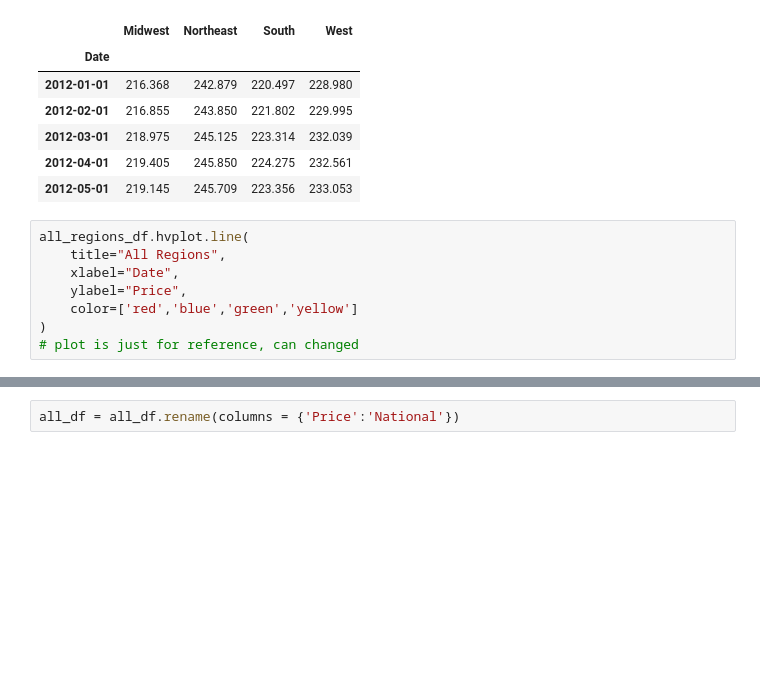
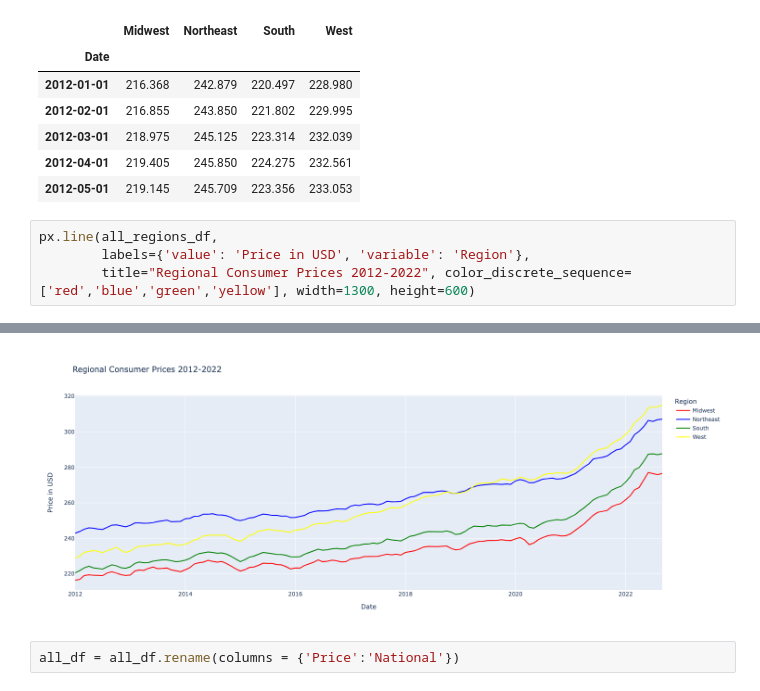
Before and after one commit to SZun/Real-Impact-of-Inflation, a Jupyter notebook: Real-Impact-Of-Inflation.ipynb, the cells around one changed output, grey strips where cells are left out. Cells and saved outputs as stored; diff of their text form; blank space fills up the shorter version.

Commit message:
updated line plots to use px and added seaborn heatmap

```diff
--- a/Real-Impact-Of-Inflation.ipynb
+++ b/Real-Impact-Of-Inflation.ipynb
@@ -270,11 +274,7 @@ all_regions_df.head()
 | 2012-04-01 | 219.405 | 245.850 | 224.275 | 232.561 |
 | 2012-05-01 | 219.145 | 245.709 | 223.356 | 233.053 |
 # %%
-all_regions_df.hvplot.line(
-    title="All Regions",
-    xlabel="Date",
-    ylabel="Price",
-    color=['red','blue','green','yellow']
-)
-# plot is just for reference, can changed
+px.line(all_regions_df,
+        labels={'value': 'Price in USD', 'variable': 'Region'},
+        title="Regional Consumer Prices 2012-2022", color_discrete_sequence=['red','blue','green','yellow'], width=1300, height=600)
 # %% [output]
@@ -282,3 +281,4 @@ all_regions_df.hvplot.line(
+[figure, added]
 # %%
 all_df = all_df.rename(columns = {'Price':'National'})
 # %%
```
Also changed, not shown: parts of 8 cells of this notebook.
